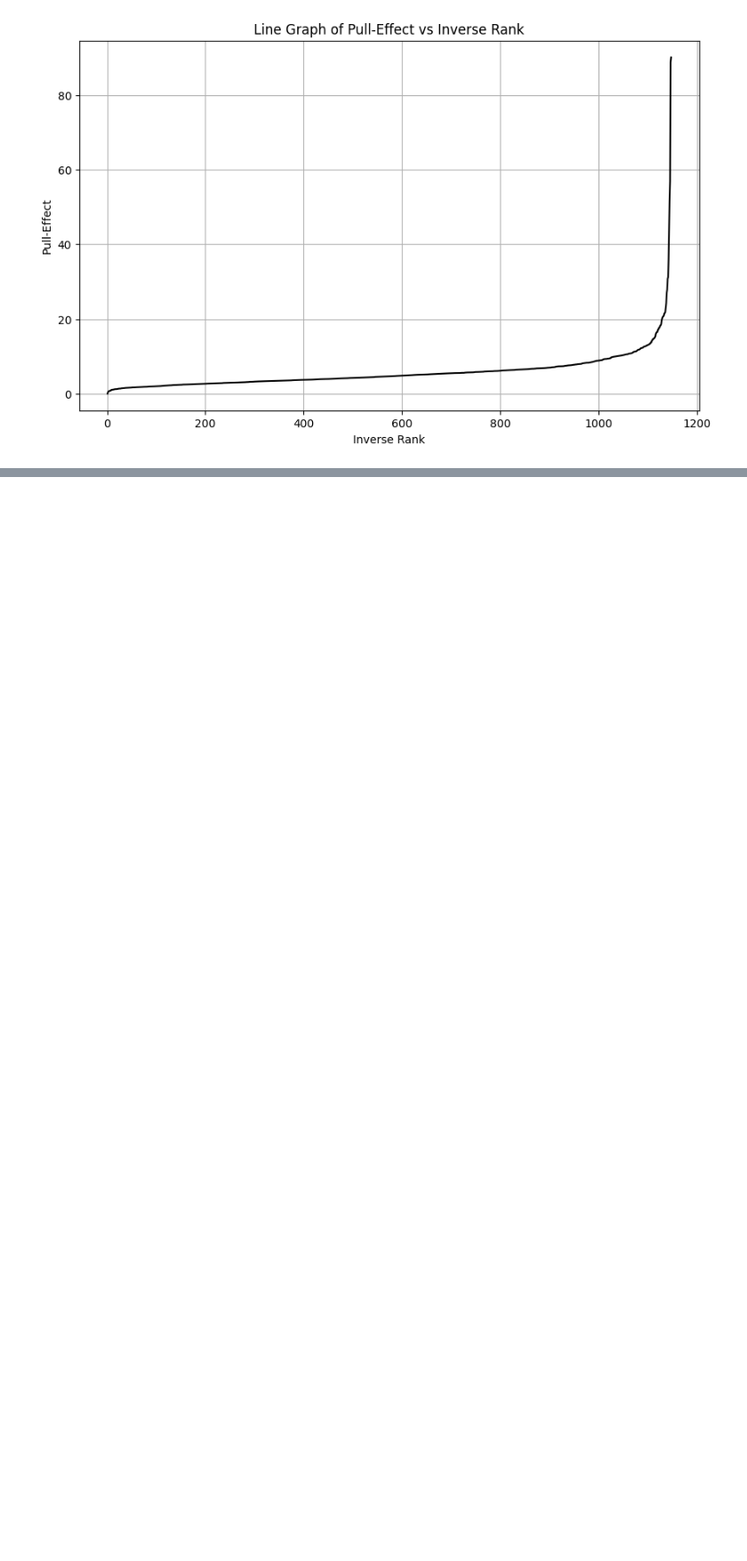
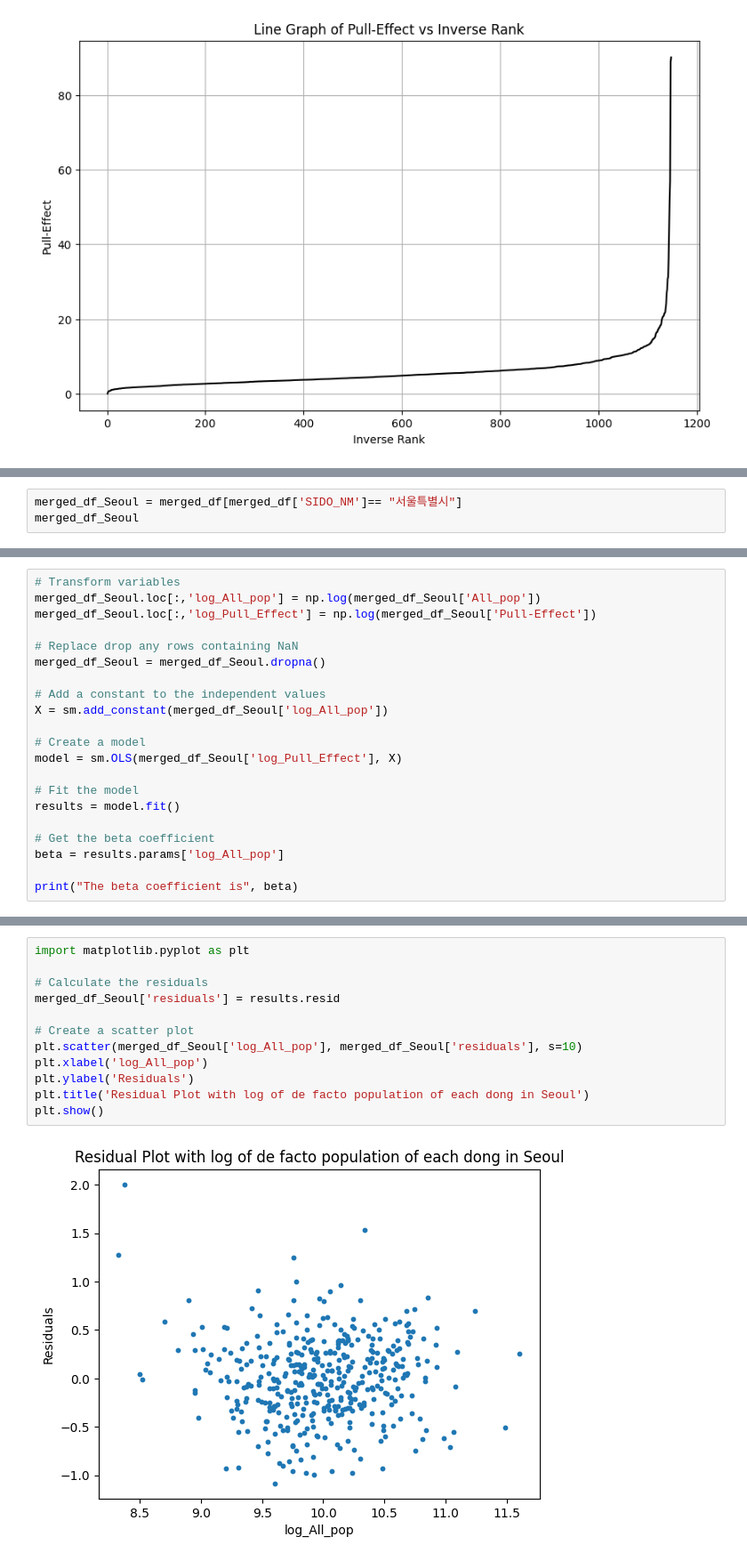
Before and after one commit to jieun0441/XMC, a Jupyter notebook: M-B_Self_containment Calculation_dong_ver2.ipynb, the cells around one changed output, grey strips where cells are left out. Shown at 89% size. Saved outputs shown, nothing was run; the diff lists cells and outputs as text; blank space fills up the shorter version.

Commit message:
Analysis with Eup/Myeon/Dong-level data

```diff
--- a/M-B_Self_containment Calculation_dong_ver2.ipynb
+++ b/M-B_Self_containment Calculation_dong_ver2.ipynb
@@ -796,0 +934,3 @@ plt.show()
+# %%
+merged_df_Seoul = merged_df[merged_df['SIDO_NM']== "서울특별시"]
+merged_df_Seoul
@@ -796,0 +951,21 @@ plt.show()
+# %%
+# Transform variables
+merged_df_Seoul.loc[:,'log_All_pop'] = np.log(merged_df_Seoul['All_pop'])
+merged_df_Seoul.loc[:,'log_Pull_Effect'] = np.log(merged_df_Seoul['Pull-Effect'])
+
+# Replace drop any rows containing NaN
+merged_df_Seoul = merged_df_Seoul.dropna()
+
+# Add a constant to the independent values
+X = sm.add_constant(merged_df_Seoul['log_All_pop'])
+
+# Create a model
+model = sm.OLS(merged_df_Seoul['log_Pull_Effect'], X)
+
+# Fit the model
+results = model.fit()
+
+# Get the beta coefficient
+beta = results.params['log_All_pop']
+
+print("The beta coefficient is", beta)
@@ -796,0 +994,14 @@ plt.show()
+# %%
+import matplotlib.pyplot as plt
+
+# Calculate the residuals
+merged_df_Seoul['residuals'] = results.resid
+
+# Create a scatter plot
+plt.scatter(merged_df_Seoul['log_All_pop'], merged_df_Seoul['residuals'], s=10)
+plt.xlabel('log_All_pop')
+plt.ylabel('Residuals')
+plt.title('Residual Plot with log of de facto population of each dong in Seoul')
+plt.show()
+# %% [output]
+[figure, added]
```
Also changed, not shown: parts of 31 cells of this notebook.
